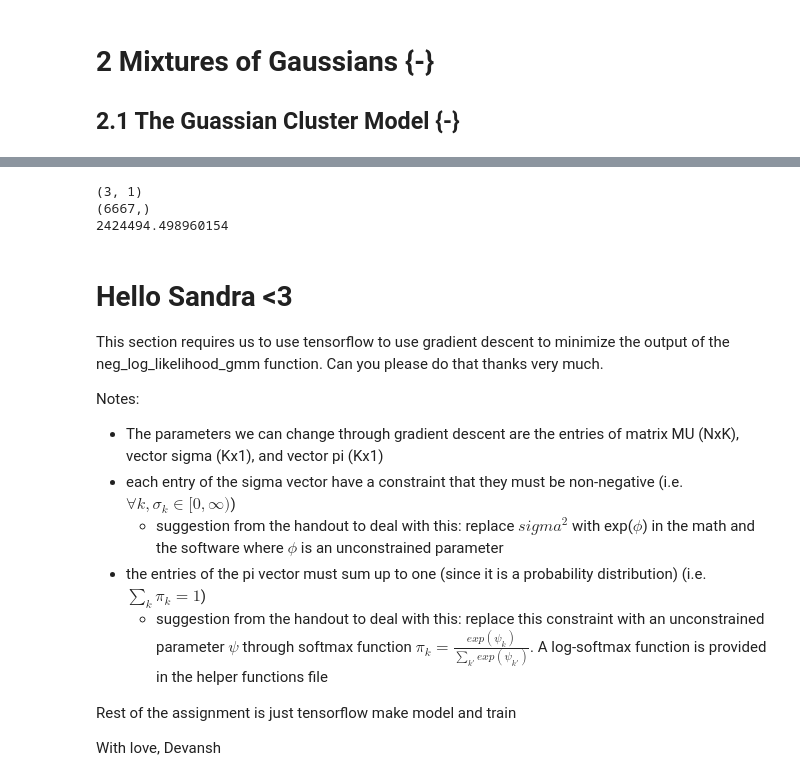
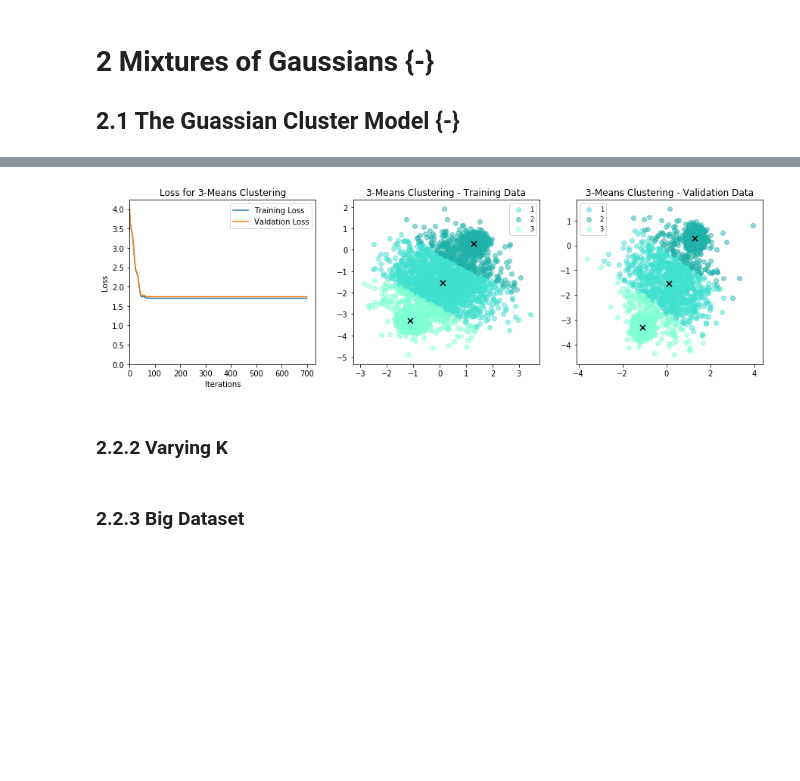
Before and after one commit to ekeilty17/ECE421-Assignments, a Jupyter notebook: A3/A3WriteUp.ipynb, the cells around one changed output, grey strips where cells are left out. Drawn from its saved outputs; the diff is of its cells as text; code cells hidden in the pictures; blank space fills up the shorter version.

```diff
--- a/A3/A3WriteUp.ipynb
+++ b/A3/A3WriteUp.ipynb
@@ -256,7 +255,7 @@ train_data = load_2D(valid=False)
 MU, train_loss = Kmeans(K, train_data, epochs=700)
 
 # getting clusters
-S = get_clusters(K, MU, train_data)
+S = get_clusters_Kmeans(K, MU, train_data)
 
 # plot
 plot(K, MU, S, train_loss)
@@ -399,34 +392,0 @@ def L_GMM(log_PDF, log_pi):
-# %%
-train_data, val_data = load_2D()
-
-N, D = train_data.shape
-K = 3
-
-MU = np.random.random_sample((K, D))
-log_pi = np.array([[0.1], [0.2], [0.3]])
-print(log_pi.shape)
-
-log_PDF = tf.Session().run( log_GaussPDF(train_data, MU, 0.1) )
-log_post = tf.Session().run( log_posterior(log_PDF, log_pi) )
-
-loss =  tf.Session().run( L_GMM(log_PDF, log_pi) )
-print(loss)
-# %% [output]
-(3, 1)
-(6667,)
-2424494.498960154
-# %% [markdown]
-# Hello Sandra <3
-This section requires us to use tensorflow to use gradient descent to minimize the output of the neg_log_likelihood_gmm function. Can you please do that thanks very much.
-
-Notes:
-
-- The parameters we can change through gradient descent are the entries of matrix MU (NxK), vector sigma (Kx1), and vector pi (Kx1)
-- each entry of the sigma vector have a constraint that  they must be non-negative (i.e. $\forall k, \sigma_k \in [0,\infty)$)
-    - suggestion from the handout to deal with this: replace $sigma^2$ with exp($\phi$) in the math and the software where $\phi$ is an unconstrained parameter
-- the entries of the pi vector must sum up to one (since it is a probability distribution) (i.e. $\sum_{k}\pi_k = 1$)
-    - suggestion from the handout to deal with this: replace this constraint with an unconstrained parameter $\psi$ through softmax function $\pi_k = \frac{exp(\psi_k)}{\sum_{k'}exp(\psi_{k'})}$. A log-softmax function is provided in the helper functions file
-
-Rest of the assignment is just tensorflow make model and train
-
-With love, Devansh
@@ -432,0 +456,31 @@ With love, Devansh
+# %%
+def get_clusters_GMM(K, MU, X):
+
+    # getting pairwise distances
+    pair_dist = tf.Session().run(distanceFunc_GMM(X, MU))
+
+    # getting most likely cluster by index
+    S_indices = np.argmin(pair_dist, axis=1)
+
+    # getting list of actual data grouped by cluster
+    S = [None]*K
+    for i in range(K):
+        S[i] = X[S_indices == i]
+
+    return S
+# %%
+train_data, val_data = load_2D()
+
+N, D = train_data.shape
+K = 3
+
+MU, sigma, log_pi, train_loss, valid_loss = GMM(K, train_data, valid_data, epochs=700)
+
+S_train = get_clusters_GMM(K, MU, train_data)
+S_valid = get_clusters_GMM(K, MU, valid_data)
+
+plot(K, MU, S_train, train_loss, S_valid, valid_loss)
+# %% [output]
+[figure, added]
+# %% [markdown]
+### 2.2.2 Varying K
@@ -432,0 +512,2 @@ With love, Devansh
+# %% [markdown]
+### 2.2.3 Big Dataset
```
Also changed, not shown: parts of 11 cells of this notebook.
